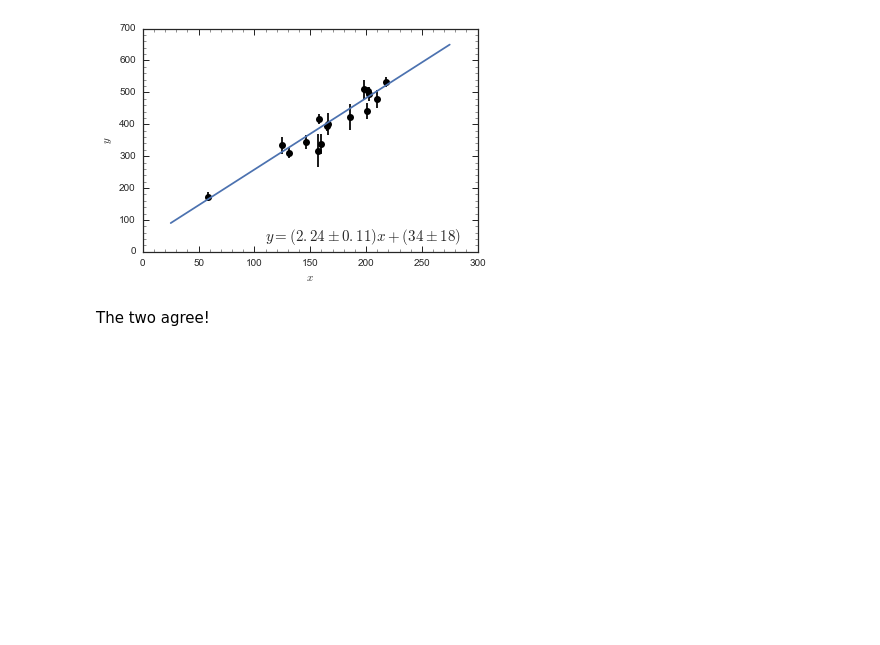
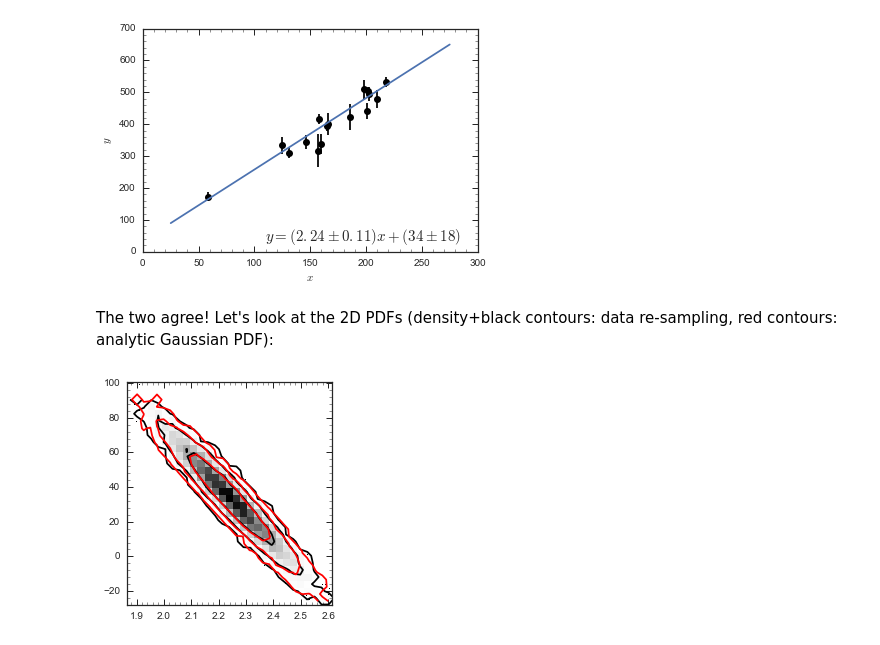
Before and after one commit to jobovy/misc-notebooks, a Jupyter notebook: inference/LinearUncertaintiesFromDataSampling.ipynb, the cells around one changed output. Saved outputs shown, nothing was run; the diff lists cells and outputs as text; code cells hidden in the pictures; blank space fills up the shorter version.

```diff
--- a/inference/LinearUncertaintiesFromDataSampling.ipynb
+++ b/inference/LinearUncertaintiesFromDataSampling.ipynb
@@ -127,5 +131,21 @@ bovy_plot.bovy_text(r'$y = (%.2f\pm%.2f) x + (%.0f\pm%.0f)$' % (numpy.mean(Xs,ax
                     bottom_right=True,size=15.)
 # %% [output]
 [figure]
-# %% [markdown]
-The two agree!
+# %% [markdown]
+The two agree! Let's look at the 2D PDFs (density+black contours: data re-sampling, red contours: analytic Gaussian PDF):
+# %%
+bovy_plot.scatterplot(Xs[:,0],Xs[:,1],'k,',bins=31)
+# Sample from Gaussian
+X, Xcov= linfit(data[4:,2],data[4:,1],data[4:,3])
+L= scipy.linalg.cho_factor(Xcov,lower=True)[0]
+L[0,1]= 0.
+ii= 0
+Xs= []
+while ii < nsamp:
+    tX= numpy.dot(L,numpy.random.normal(size=2))+X
+    Xs.append(tX)
+    ii+= 1
+Xs= numpy.array(Xs)
+bovy_plot.scatterplot(Xs[:,0],Xs[:,1],'k,',justcontours=True,overplot=True,cntrcolors='r',bins=31)
+# %% [output]
+[figure, added]
```
Also changed, not shown: parts of 10 cells of this notebook.
